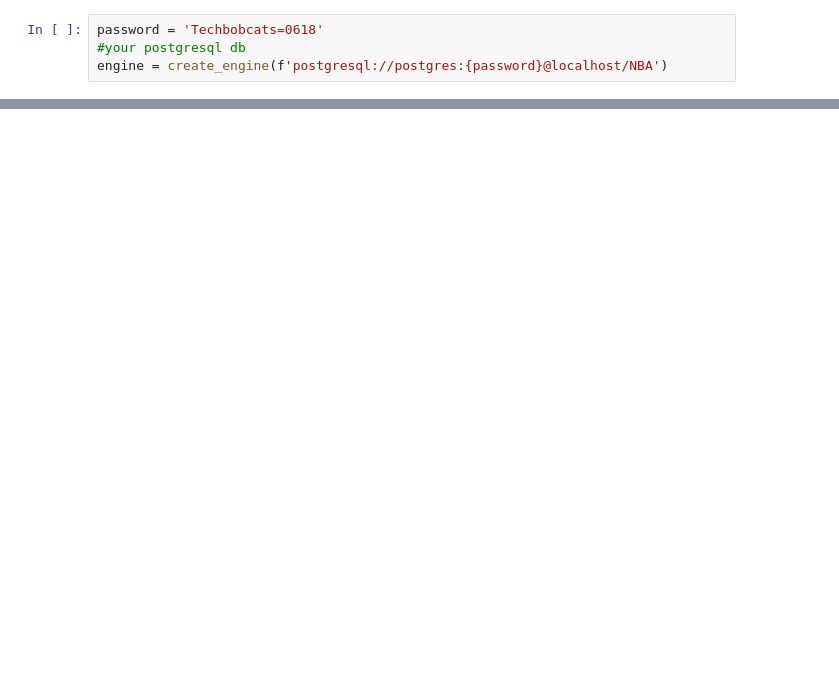
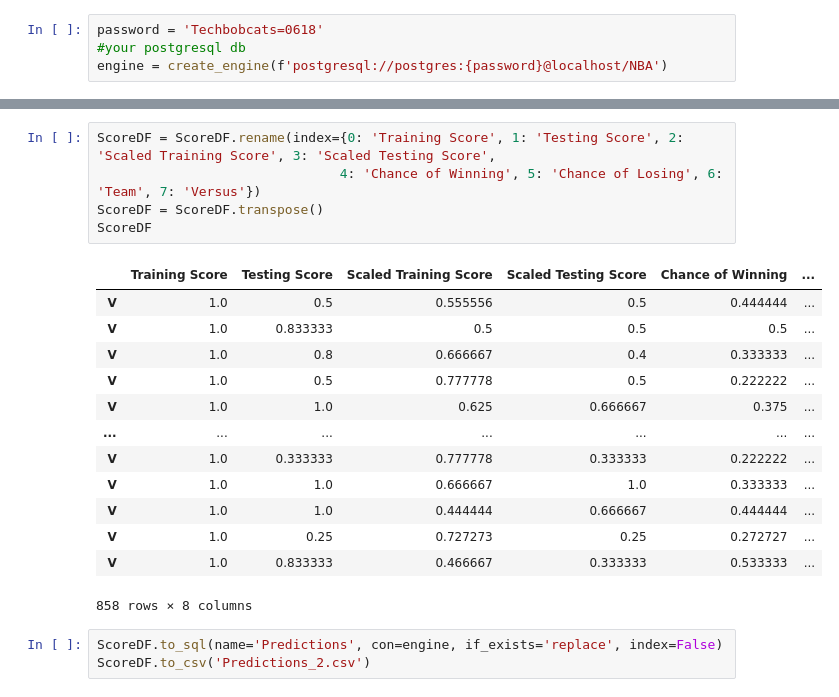
Before and after one commit to VedranaGATech/Project-4-Team-3---Machine-Learning-, a Jupyter notebook: Predictions-2.ipynb, the cells around one changed output, grey strips where cells are left out. Drawn from its saved outputs; the diff is of its cells as text; blank space fills up the shorter version.

```diff
--- a/Predictions-2.ipynb
+++ b/Predictions-2.ipynb
@@ -256,0 +203,22 @@ array([1, 1, 1, 1, 1, 1, 1, 1, 0, 0, 1, 1, 1, 1, 0, 1, 1, 0, 0, 0, 0, 0,
+# %%
+ScoreDF = ScoreDF.rename(index={0: 'Training Score', 1: 'Testing Score', 2: 'Scaled Training Score', 3: 'Scaled Testing Score',
+                               4: 'Chance of Winning', 5: 'Chance of Losing', 6: 'Team', 7: 'Versus'})
+ScoreDF = ScoreDF.transpose()
+ScoreDF
+# %% [output]
+|  | Training Score | Testing Score | Scaled Training Score | Scaled Testing Score | Chance of Winning | ... |
+| V | 1.0 | 0.5 | 0.555556 | 0.5 | 0.444444 | ... |
+| V | 1.0 | 0.833333 | 0.5 | 0.5 | 0.5 | ... |
+| V | 1.0 | 0.8 | 0.666667 | 0.4 | 0.333333 | ... |
+| V | 1.0 | 0.5 | 0.777778 | 0.5 | 0.222222 | ... |
+| V | 1.0 | 1.0 | 0.625 | 0.666667 | 0.375 | ... |
+| ... | ... | ... | ... | ... | ... | ... |
+| V | 1.0 | 0.333333 | 0.777778 | 0.333333 | 0.222222 | ... |
+| V | 1.0 | 1.0 | 0.666667 | 1.0 | 0.333333 | ... |
+| V | 1.0 | 1.0 | 0.444444 | 0.666667 | 0.444444 | ... |
+| V | 1.0 | 0.25 | 0.727273 | 0.25 | 0.272727 | ... |
+| V | 1.0 | 0.833333 | 0.466667 | 0.333333 | 0.533333 | ... |
+858 rows × 8 columns
+# %%
+ScoreDF.to_sql(name='Predictions', con=engine, if_exists='replace', index=False)
+ScoreDF.to_csv('Predictions_2.csv')
```
Also changed, not shown: parts of 15 cells of this notebook.
